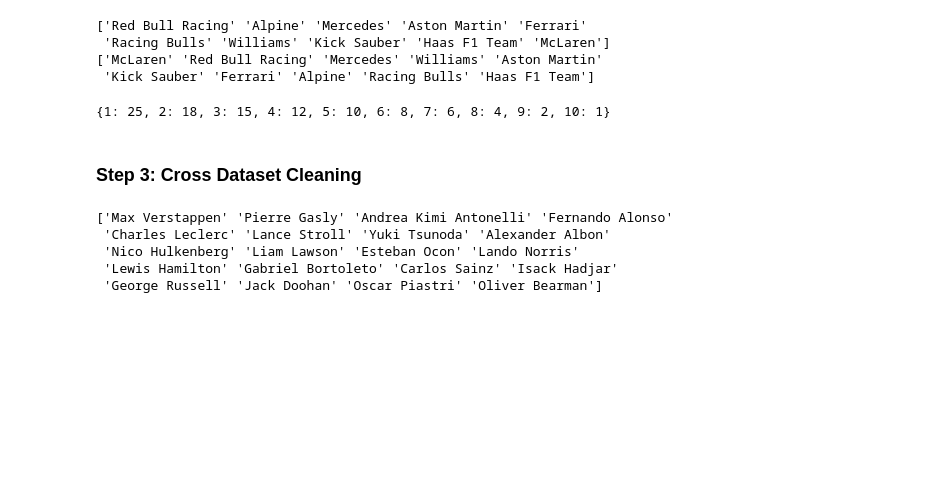
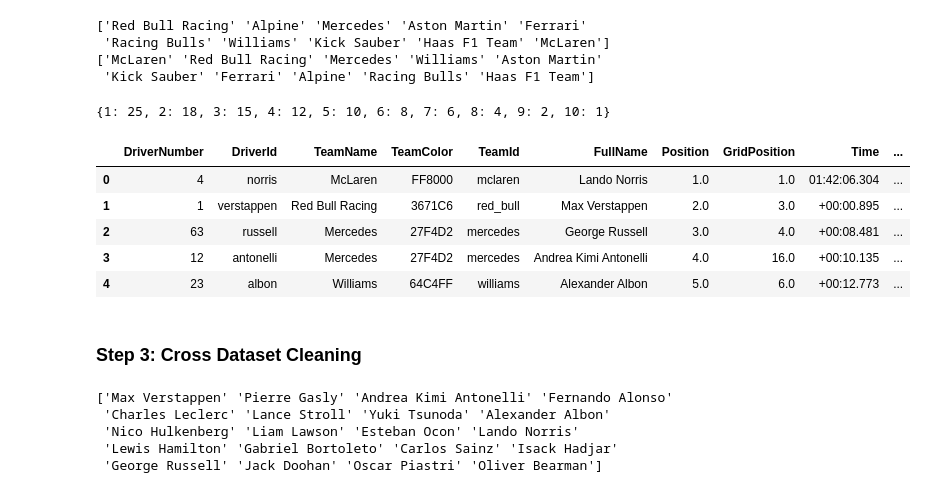
Before and after one commit to Mrityunjayyshukla/Formula-1-Race-Strategy-Intelligence-Platform, a Jupyter notebook: data_cleaning_sample.ipynb, the cells around one changed output. Drawn from its saved outputs; the diff is of its cells as text; code cells hidden in the pictures; blank space fills up the shorter version.

```diff
--- a/data_cleaning_sample.ipynb
+++ b/data_cleaning_sample.ipynb
@@ -588,6 +577,16 @@ point_system = {
 point_system
 # %% [output]
 {1: 25, 2: 18, 3: 15, 4: 12, 5: 10, 6: 8, 7: 6, 8: 4, 9: 2, 10: 1}
+# %%
+result_cleaned = pd.read_parquet("result_cleaned.parquet")
+result_cleaned.head()
+# %% [output]
+|  | DriverNumber | DriverId | TeamName | TeamColor | TeamId | FullName | Position | GridPosition | Time | ... |
+| 0 | 4 | norris | McLaren | FF8000 | mclaren | Lando Norris | 1.0 | 1.0 | 01:42:06.304 | ... |
+| 1 | 1 | verstappen | Red Bull Racing | 3671C6 | red_bull | Max Verstappen | 2.0 | 3.0 | +00:00.895 | ... |
+| 2 | 63 | russell | Mercedes | 27F4D2 | mercedes | George Russell | 3.0 | 4.0 | +00:08.481 | ... |
+| 3 | 12 | antonelli | Mercedes | 27F4D2 | mercedes | Andrea Kimi Antonelli | 4.0 | 16.0 | +00:10.135 | ... |
+| 4 | 23 | albon | Williams | 64C4FF | williams | Alexander Albon | 5.0 | 6.0 | +00:12.773 | ... |
 # %% [markdown]
 ### **Step 3: Cross Dataset Cleaning**
 # %%
```
Also changed, not shown: parts of 1 cell of this notebook, 4 other files.
